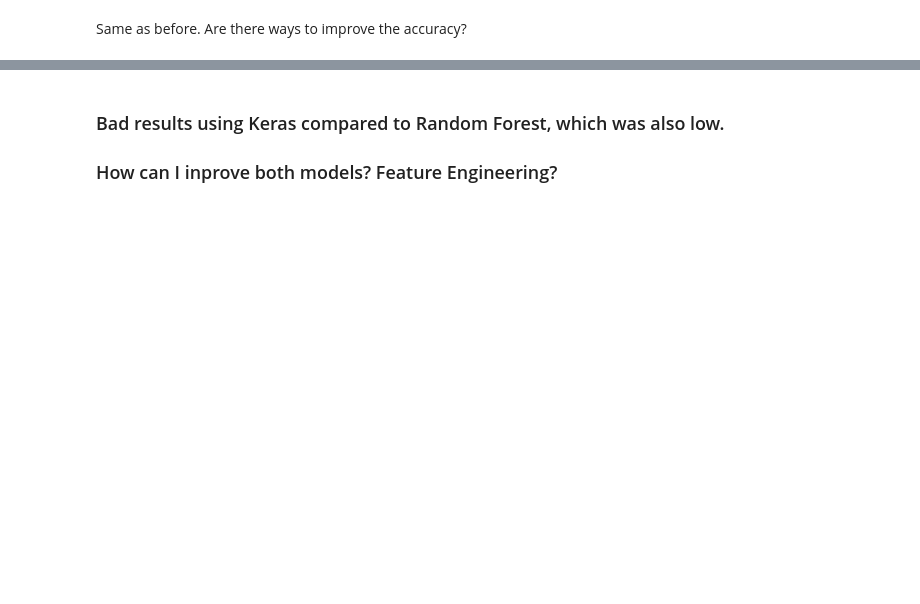
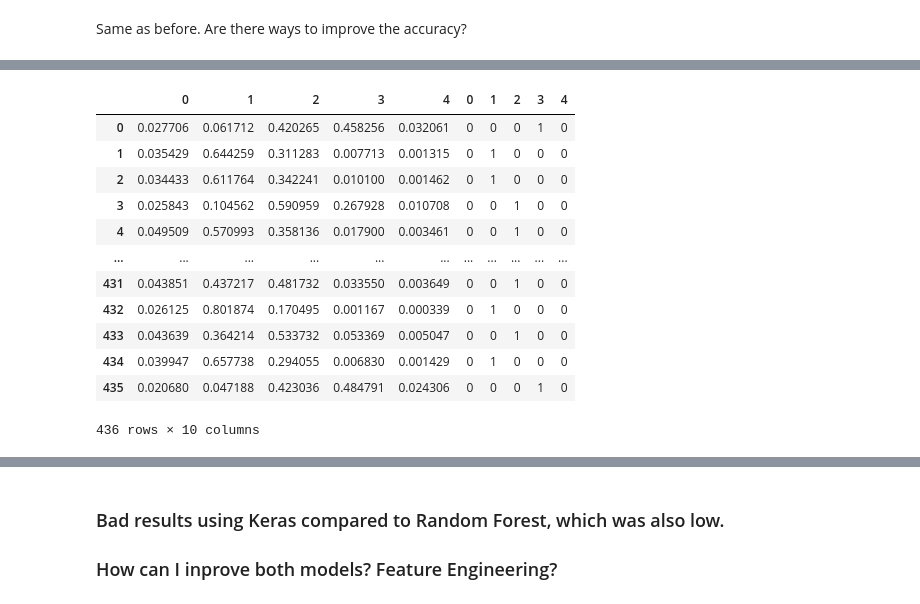
Before and after one commit to GabeNazario/Wine-Quality_Classification, a Jupyter notebook: wine-quality-classification-rdm-forest-keras.ipynb, the cells around one changed output, grey strips where cells are left out. Drawn from its saved outputs; the diff is of its cells as text; code cells hidden in the pictures; blank space fills up the shorter version.

```diff
--- a/wine-quality-classification-rdm-forest-keras.ipynb
+++ b/wine-quality-classification-rdm-forest-keras.ipynb
@@ -647,3 +653,19 @@ array([[0.00561281, 0.05884196, 0.35180655, 0.5328348 , 0.05090389],
+# %%
+pd.concat([pd.DataFrame(pred_DO_Red), pd.DataFrame(y_test)], axis=1)
+# %% [output]
+|  | 0 | 1 | 2 | 3 | 4 | 0 | 1 | 2 | 3 | 4 |
+| 0 | 0.027706 | 0.061712 | 0.420265 | 0.458256 | 0.032061 | 0 | 0 | 0 | 1 | 0 |
+| 1 | 0.035429 | 0.644259 | 0.311283 | 0.007713 | 0.001315 | 0 | 1 | 0 | 0 | 0 |
+| 2 | 0.034433 | 0.611764 | 0.342241 | 0.010100 | 0.001462 | 0 | 1 | 0 | 0 | 0 |
+| 3 | 0.025843 | 0.104562 | 0.590959 | 0.267928 | 0.010708 | 0 | 0 | 1 | 0 | 0 |
+| 4 | 0.049509 | 0.570993 | 0.358136 | 0.017900 | 0.003461 | 0 | 0 | 1 | 0 | 0 |
+| ... | ... | ... | ... | ... | ... | ... | ... | ... | ... | ... |
+| 431 | 0.043851 | 0.437217 | 0.481732 | 0.033550 | 0.003649 | 0 | 0 | 1 | 0 | 0 |
+| 432 | 0.026125 | 0.801874 | 0.170495 | 0.001167 | 0.000339 | 0 | 1 | 0 | 0 | 0 |
+| 433 | 0.043639 | 0.364214 | 0.533732 | 0.053369 | 0.005047 | 0 | 0 | 1 | 0 | 0 |
+| 434 | 0.039947 | 0.657738 | 0.294055 | 0.006830 | 0.001429 | 0 | 1 | 0 | 0 | 0 |
+| 435 | 0.020680 | 0.047188 | 0.423036 | 0.484791 | 0.024306 | 0 | 0 | 0 | 1 | 0 |
+436 rows × 10 columns
 # %%
 score = model.evaluate(X_train, y_train, verbose=0)
 
```
Also changed, not shown: parts of 30 cells of this notebook.
